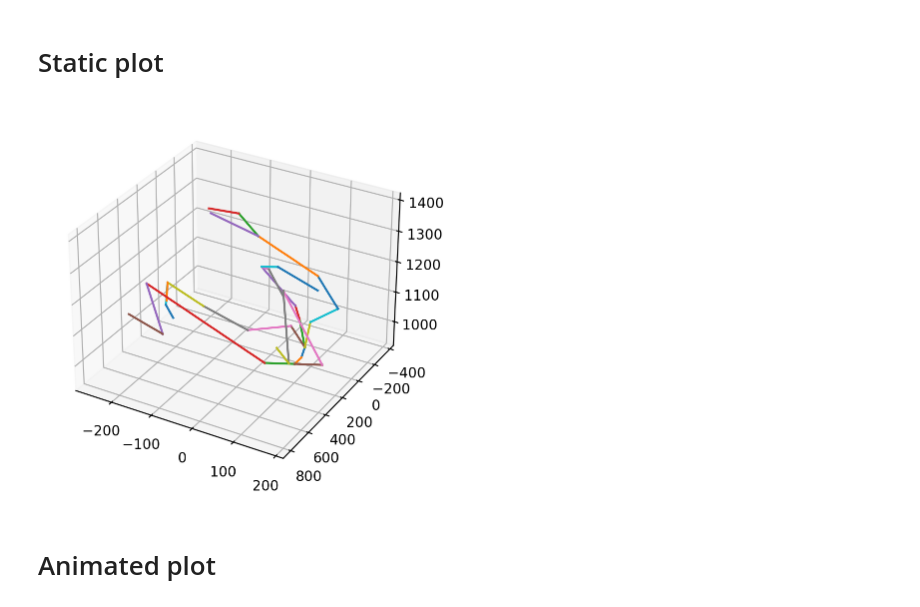
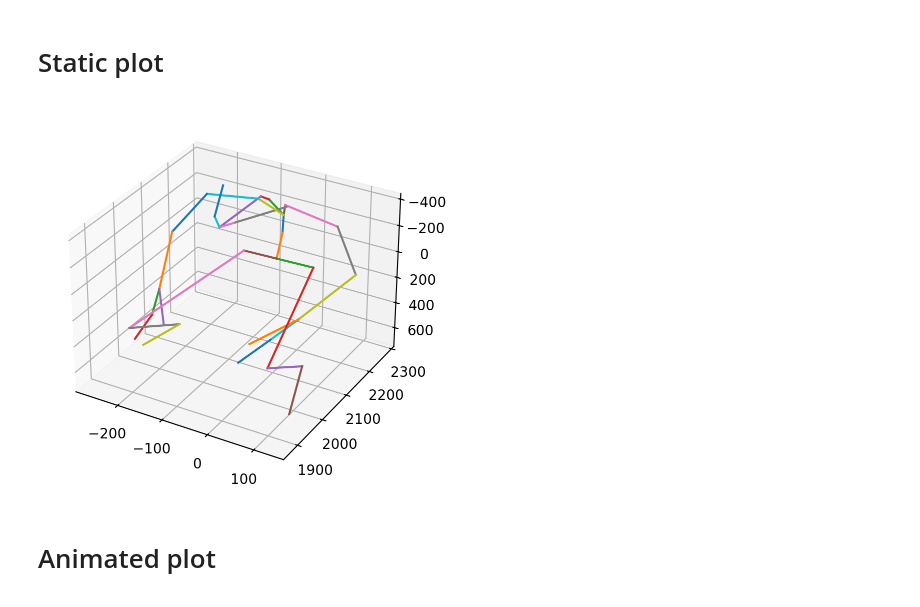
Before and after one commit to AurelienNioche/BehaviourWifi, a Jupyter notebook: main.ipynb, the cells around one changed output. Drawn from its saved outputs; the diff is of its cells as text; code cells hidden in the pictures.

```diff
--- a/main.ipynb
+++ b/main.ipynb
@@ -5,7 +8,7 @@ import numpy as np
 # %% [markdown]
 # Load the data
 # %%
-with open("data/liam.json") as f:
+with open("data/SitStandRX.json") as f:
     data = json.load(f)
 # %% [markdown]
 # Explore the structure of the data
@@ -88,18 +95,23 @@ dict_keys(['body_id', 'joint_orientations', 'joint_positions'])
 # Static plot
 # %%
 fig, ax = plt.subplots(subplot_kw={'projection': '3d'})
-ax.invert_yaxis()
+
+# Determine which coordinate goes to which axis in the figure
+x, z, y = range(3)
+
+# Invert the z axis
+ax.invert_zaxis()
 frame_id = 0
 body_id = 0
 joint_pos = data["frames"][frame_id]["bodies"][body_id]["joint_positions"]
 for bone in bone_list:
     idx_joint_0 = joint_names.index(bone[0])
     idx_joint_1 = joint_names.index(bone[1])
-    ax.plot([joint_pos[idx_joint_0][0], joint_pos[idx_joint_1][0]],
-            [joint_pos[idx_joint_0][1], joint_pos[idx_joint_1][1]],
-            [joint_pos[idx_joint_0][2], joint_pos[idx_joint_1][2]])
+    ax.plot([joint_pos[idx_joint_0][x], joint_pos[idx_joint_1][x]],
+            [joint_pos[idx_joint_0][y], joint_pos[idx_joint_1][y]],
+            [joint_pos[idx_joint_0][z], joint_pos[idx_joint_1][z]])
 # %% [output]
-[figure, old version]
+[figure, new version]
 # %% [markdown]
 # Animated plot
 # %% [markdown]
```
Also changed, not shown: parts of 5 cells of this notebook.
